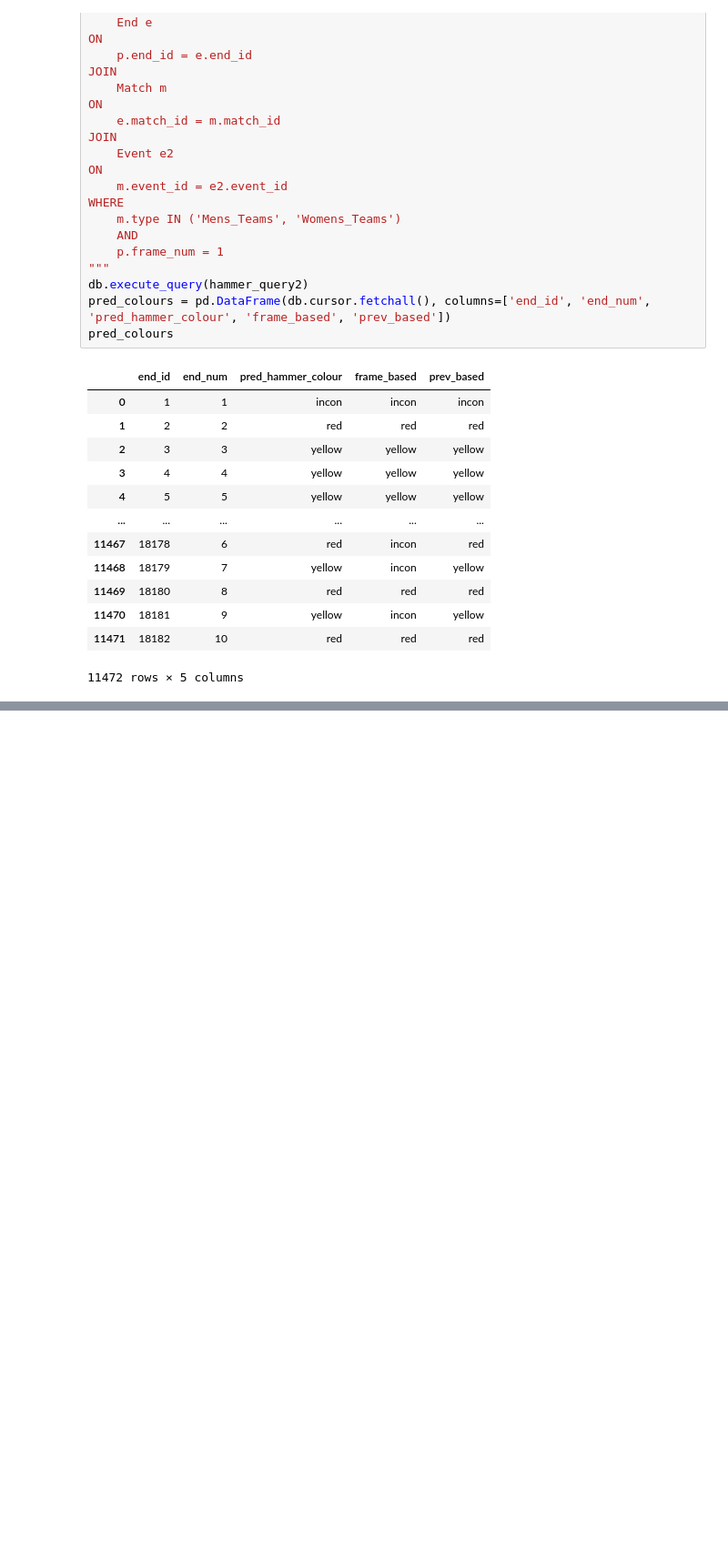
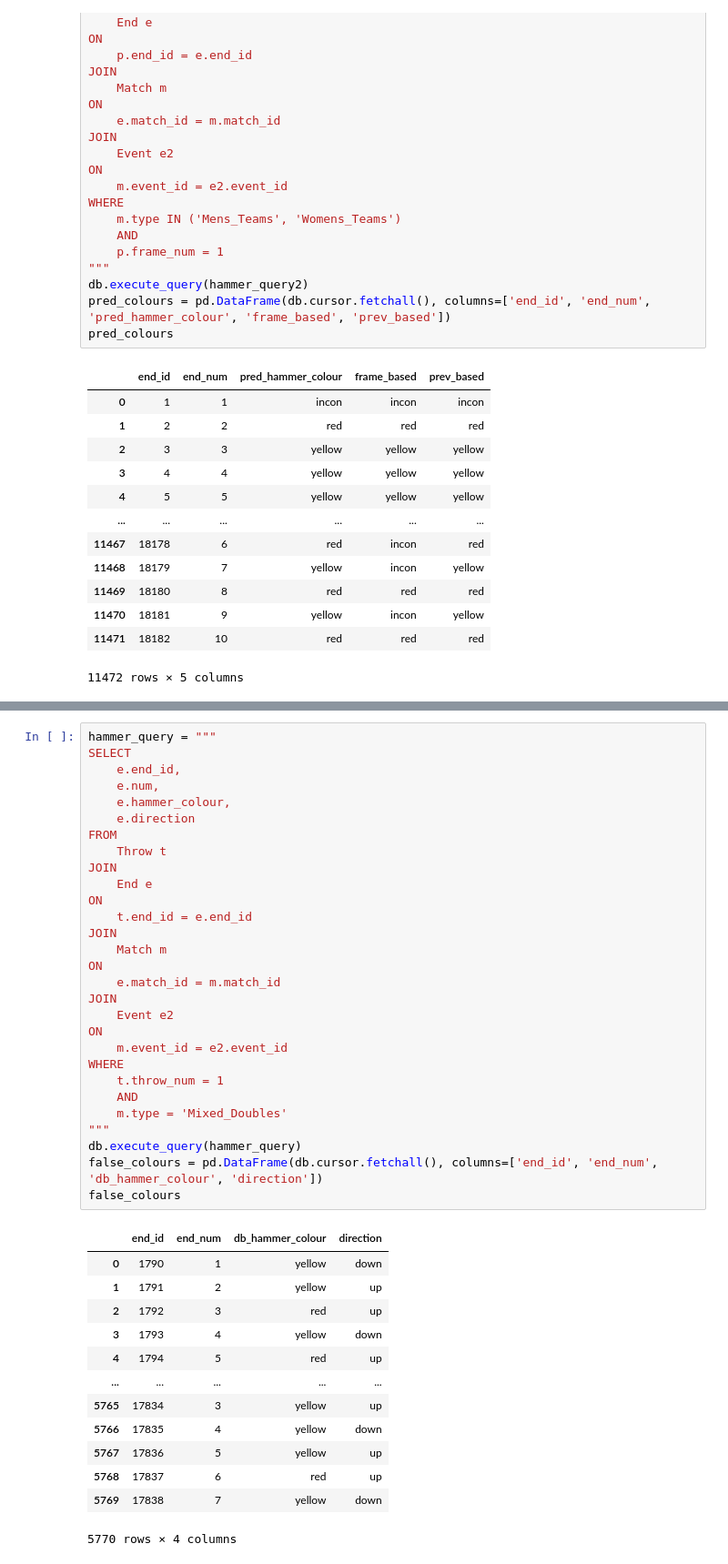
Before and after one commit to NWNHT/curling, a Jupyter notebook: src/predictions.ipynb, the cells around one changed output, grey strips where cells are left out. Shown at 91% size. Saved outputs shown, nothing was run; the diff lists cells and outputs as text; blank space fills up the shorter version.

```diff
--- a/src/predictions.ipynb
+++ b/src/predictions.ipynb
@@ -421,0 +622,43 @@ dtype: int64
+# %%
+hammer_query = """
+SELECT
+    e.end_id,
+    e.num,
+    e.hammer_colour,
+    e.direction
+FROM
+    Throw t
+JOIN
+    End e
+ON
+    t.end_id = e.end_id
+JOIN
+    Match m
+ON
+    e.match_id = m.match_id
+JOIN
+    Event e2
+ON
+    m.event_id = e2.event_id
+WHERE
+    t.throw_num = 1
+    AND
+    m.type = 'Mixed_Doubles'
+"""
+db.execute_query(hammer_query)
+false_colours = pd.DataFrame(db.cursor.fetchall(), columns=['end_id', 'end_num', 'db_hammer_colour', 'direction'])
+false_colours
+# %% [output]
+|  | end_id | end_num | db_hammer_colour | direction |
+| 0 | 1790 | 1 | yellow | down |
+| 1 | 1791 | 2 | yellow | up |
+| 2 | 1792 | 3 | red | up |
+| 3 | 1793 | 4 | yellow | down |
+| 4 | 1794 | 5 | red | up |
+| ... | ... | ... | ... | ... |
+| 5765 | 17834 | 3 | yellow | up |
+| 5766 | 17835 | 4 | yellow | down |
+| 5767 | 17836 | 5 | yellow | up |
+| 5768 | 17837 | 6 | red | up |
+| 5769 | 17838 | 7 | yellow | down |
+5770 rows × 4 columns
```
Also changed, not shown: parts of 17 cells of this notebook.
